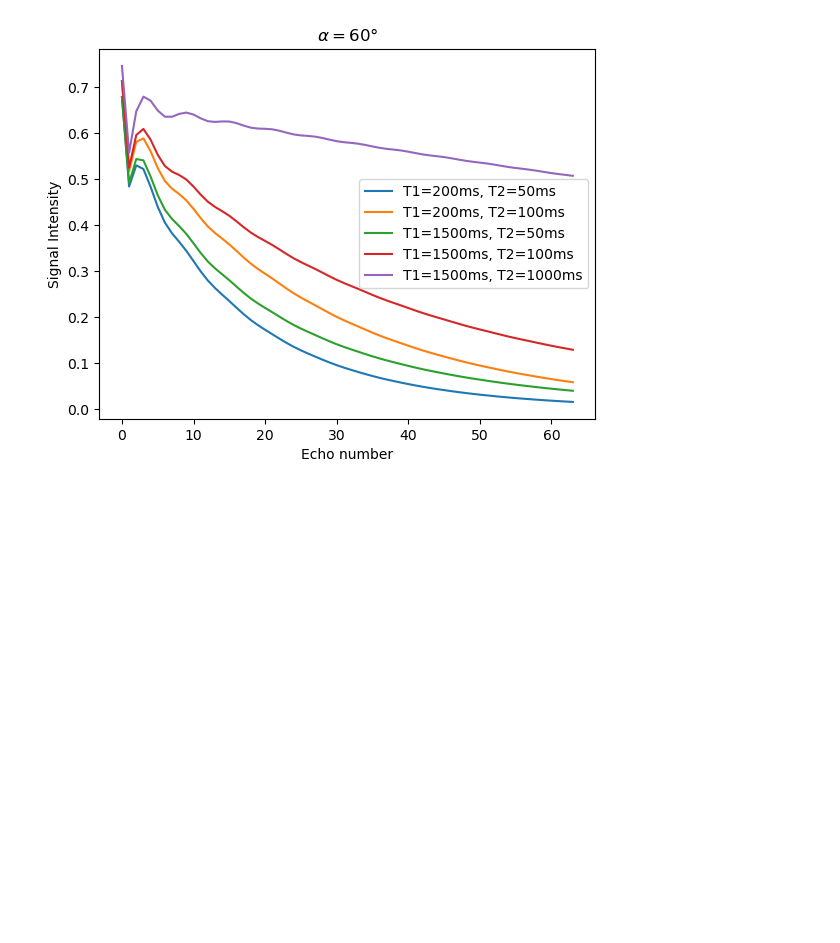
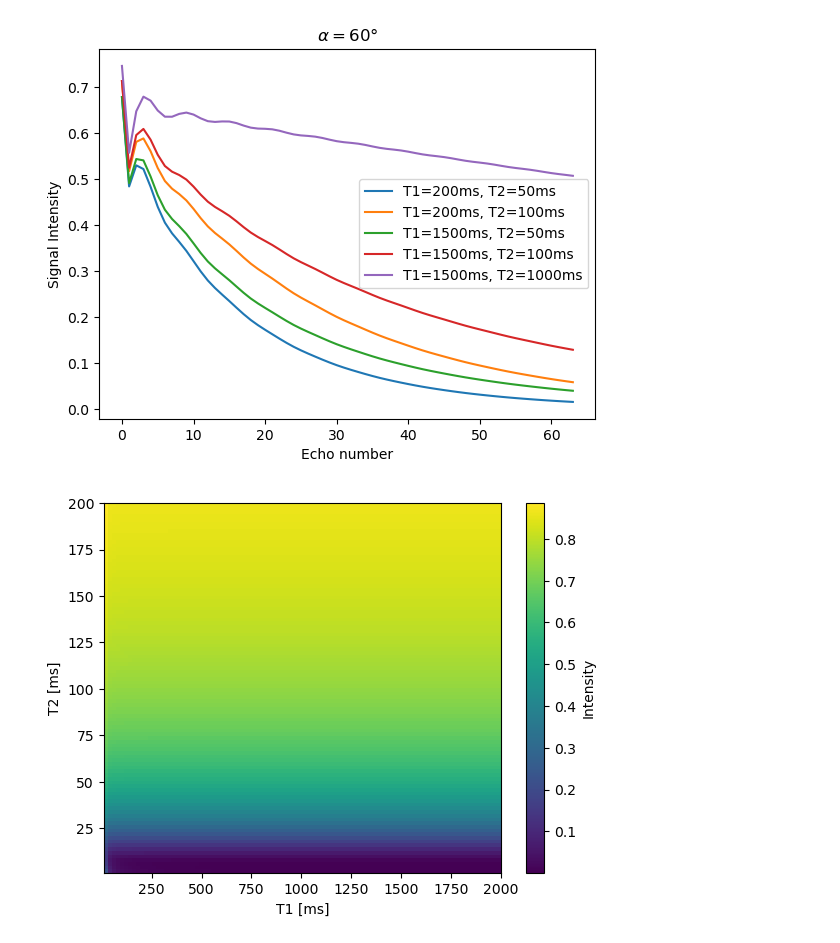
Before and after one commit to UMICH-BME-AdvMRI/tomgriesler, a Jupyter notebook: hw2/code/problem1.ipynb, the cells around one changed output. Drawn from its saved outputs; the diff is of its cells as text; code cells hidden in the pictures; blank space fills up the shorter version.

```diff
--- a/hw2/code/problem1.ipynb
+++ b/hw2/code/problem1.ipynb
@@ -38,3 +38,25 @@ plt.title('$\\alpha=60$°')
 plt.show()
 # %% [output]
 [figure]
+# %%
+# Contour plots
+T1 = np.linspace(10, 2000, 100)
+T2 = np.linspace(1, 200, 100)
+
+echonumber = 6
+esp = 5
+alpha = 180
+
+result = np.zeros((len(T1), len(T2)), dtype=complex)
+
+for ii in range(len(T1)):
+    for jj in range(len(T2)):
+        result[ii, jj] = fse_signal(alpha, T1[ii], T2[jj], esp, echonumber)[-1]
+# %%
+plt.imshow(np.abs(result).T, origin='lower', extent=[T1.min(), T1.max(), T2.min(), T2.max()], aspect='auto')
+plt.colorbar(label='Intensity')
+plt.xlabel('T1 [ms]')
+plt.ylabel('T2 [ms]')
+plt.show()
+# %% [output]
+[figure, added]
```
Also changed, not shown: 14 other files.
